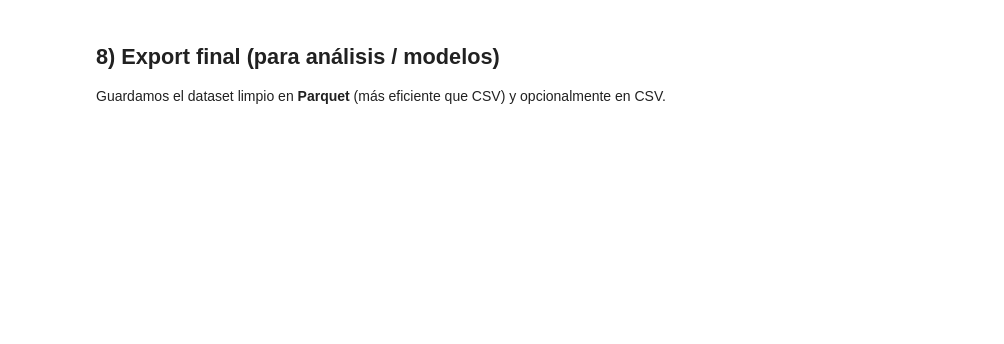
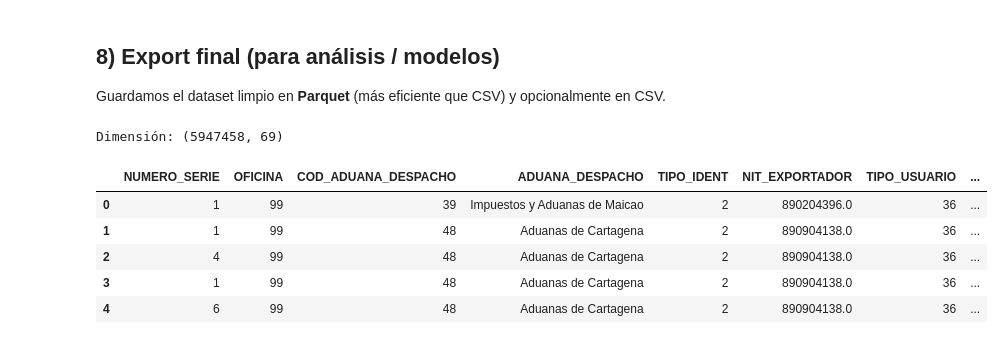
Before and after one commit to NYEPES04/data-analytics-portfolio-nicolas-yepes, a Jupyter notebook: projects/dian-export-etl/notebooks/ETL_Master_file_github.ipynb, the cells around one changed output. Drawn from its saved outputs; the diff is of its cells as text; code cells hidden in the pictures; blank space fills up the shorter version.

```diff
--- a/projects/dian-export-etl/notebooks/ETL_Master_file_github.ipynb
+++ b/projects/dian-export-etl/notebooks/ETL_Master_file_github.ipynb
@@ -558,6 +605,13 @@ BD_FORM_CORR[
 
 Guardamos el dataset limpio en **Parquet** (más eficiente que CSV) y opcionalmente en CSV.
 # %%
-# Guarda en Parquet (recomendado)
-BD_FORM_CORR.to_parquet(OUTPUT_PARQUET, index=False)
-print("✅ Dataset limpio guardado en:", OUTPUT_PARQUET)
+print("Dimensión:", BD_FORM_CORR.shape)
+display(BD_FORM_CORR.head(5))
+# %% [output]
+Dimensión: (5947458, 69)
+|  | NUMERO_SERIE | OFICINA | COD_ADUANA_DESPACHO | ADUANA_DESPACHO | TIPO_IDENT | NIT_EXPORTADOR | TIPO_USUARIO | ... |
+| 0 | 1 | 99 | 39 | Impuestos y Aduanas de Maicao | 2 | 890204396.0 | 36 | ... |
+| 1 | 1 | 99 | 48 | Aduanas de Cartagena | 2 | 890904138.0 | 36 | ... |
+| 2 | 4 | 99 | 48 | Aduanas de Cartagena | 2 | 890904138.0 | 36 | ... |
+| 3 | 1 | 99 | 48 | Aduanas de Cartagena | 2 | 890904138.0 | 36 | ... |
+| 4 | 6 | 99 | 48 | Aduanas de Cartagena | 2 | 890904138.0 | 36 | ... |
```
Also changed, not shown: parts of 18 cells of this notebook.
